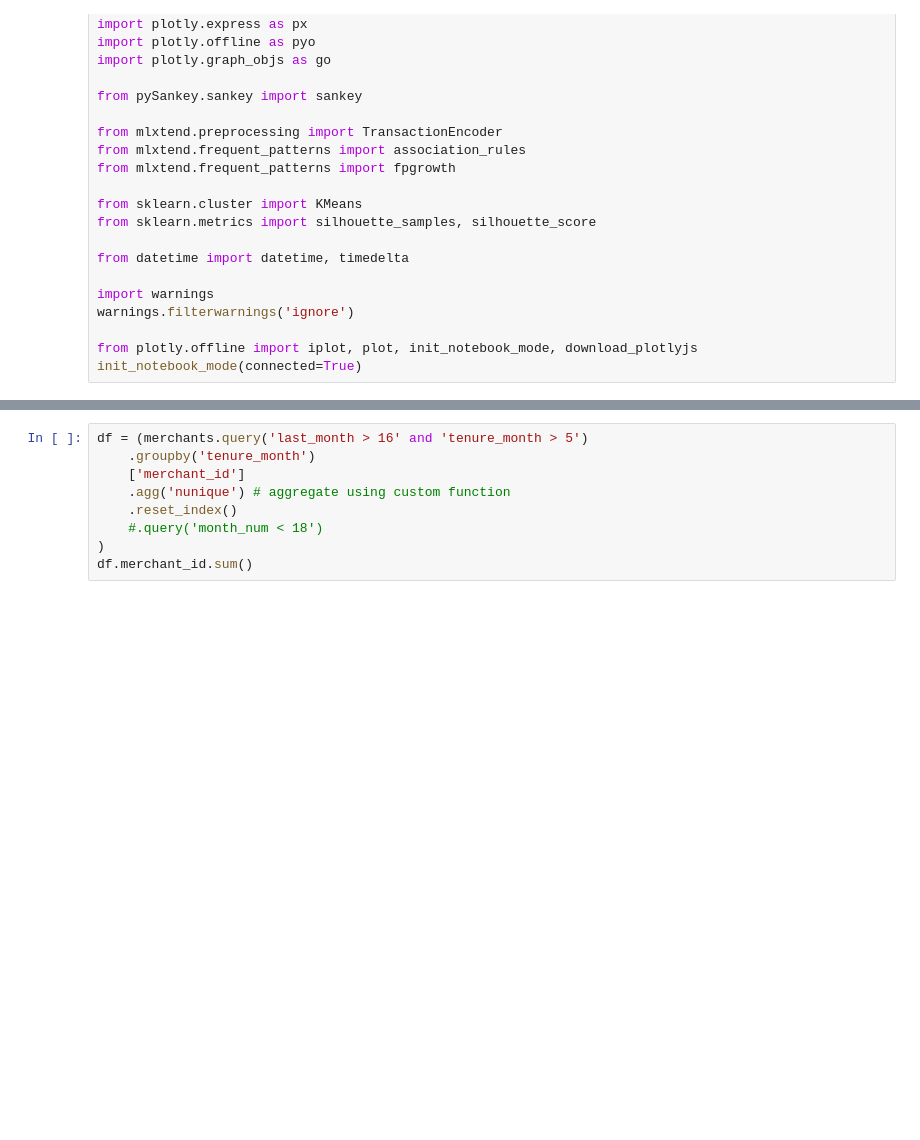
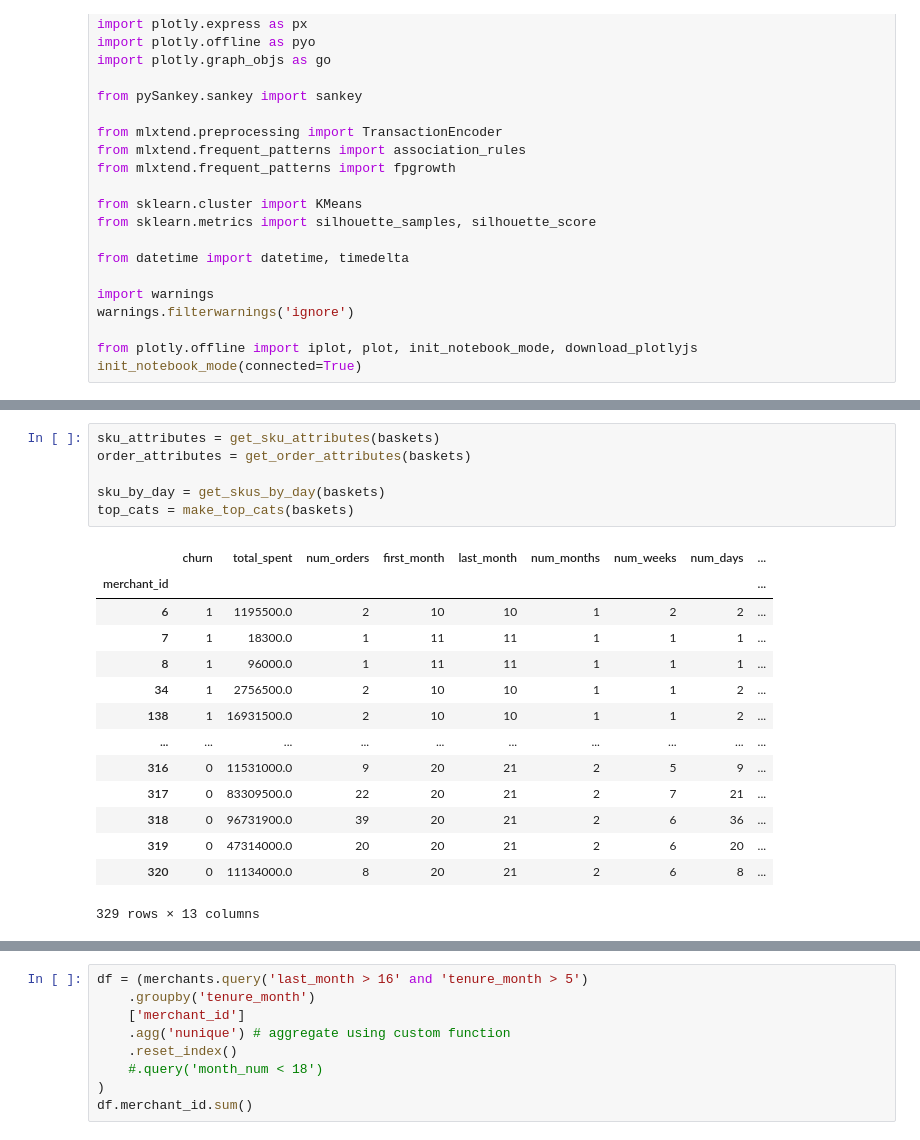
Before and after one commit to yingli/datasciencelifecycle, a Jupyter notebook: sample_code/NB12.ipynb, the cells around one changed output, grey strips where cells are left out. Cells and saved outputs as stored; diff of their text form; blank space fills up the shorter version.

```diff
--- a/sample_code/NB12.ipynb
+++ b/sample_code/NB12.ipynb
@@ -41,0 +156,21 @@ df[df['first_month']==df['last_month']].merchant_id.sum()
+# %%
+sku_attributes = get_sku_attributes(baskets)
+order_attributes = get_order_attributes(baskets)
+
+sku_by_day = get_skus_by_day(baskets)
+top_cats = make_top_cats(baskets)
+# %% [output]
+|  | churn | total_spent | num_orders | first_month | last_month | num_months | num_weeks | num_days | ... |
+| merchant_id |  |  |  |  |  |  |  |  | ... |
+| 6 | 1 | 1195500.0 | 2 | 10 | 10 | 1 | 2 | 2 | ... |
+| 7 | 1 | 18300.0 | 1 | 11 | 11 | 1 | 1 | 1 | ... |
+| 8 | 1 | 96000.0 | 1 | 11 | 11 | 1 | 1 | 1 | ... |
+| 34 | 1 | 2756500.0 | 2 | 10 | 10 | 1 | 1 | 2 | ... |
+| 138 | 1 | 16931500.0 | 2 | 10 | 10 | 1 | 1 | 2 | ... |
+| ... | ... | ... | ... | ... | ... | ... | ... | ... | ... |
+| 316 | 0 | 11531000.0 | 9 | 20 | 21 | 2 | 5 | 9 | ... |
+| 317 | 0 | 83309500.0 | 22 | 20 | 21 | 2 | 7 | 21 | ... |
+| 318 | 0 | 96731900.0 | 39 | 20 | 21 | 2 | 6 | 36 | ... |
+| 319 | 0 | 47314000.0 | 20 | 20 | 21 | 2 | 6 | 20 | ... |
+| 320 | 0 | 11134000.0 | 8 | 20 | 21 | 2 | 6 | 8 | ... |
+329 rows × 13 columns
```
Also changed, not shown: parts of 24 cells of this notebook.
